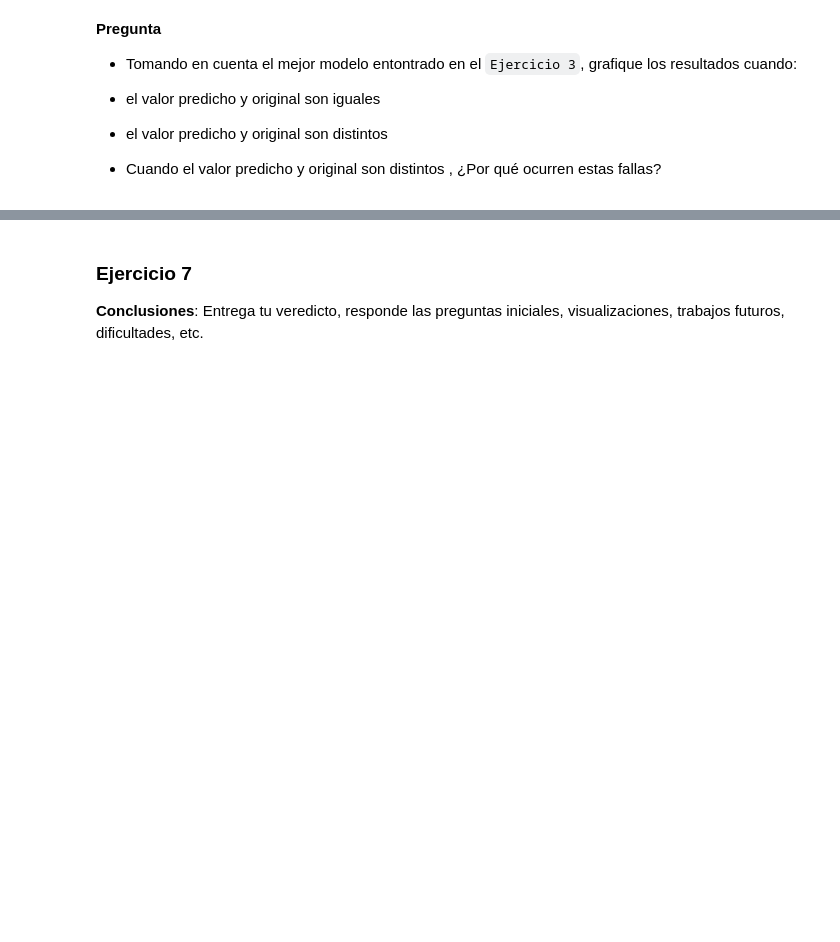
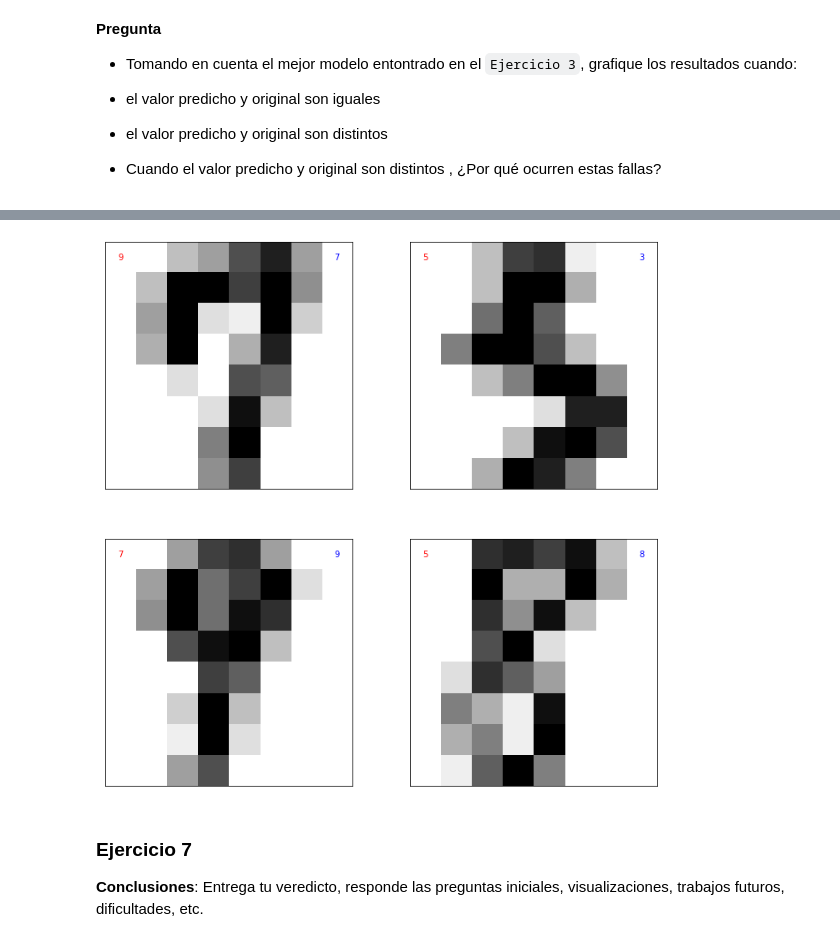
Before and after one commit to HugoMAT/mat281_portfolio-, a Jupyter notebook: Tareas/tarea_02/tarea_02.ipynb, the cells around one changed output, grey strips where cells are left out. Cells and saved outputs as stored; diff of their text form; code cells hidden in the pictures; blank space fills up the shorter version.

```diff
--- a/Tareas/tarea_02/tarea_02.ipynb
+++ b/Tareas/tarea_02/tarea_02.ipynb
@@ -712,3 +714,7 @@ def mostar_resultados(digits,model,nx=5, ny=5,label = "correctos"):
+# %%
+mostar_resultados(digits,SVC(kernel=grid.best_params_['kernel'], C=grid.best_params_['C'],decision_function_shape=grid.best_params_['decision_function_shape']),nx=2, ny=2,label = "incorrectos")
+# %% [output]
+[figure, added]
 # %% [markdown]
 ### Ejercicio 7
 **Conclusiones**: Entrega tu veredicto, responde las preguntas iniciales, visualizaciones, trabajos futuros, dificultades, etc.
```
Also changed, not shown: parts of 12 cells of this notebook.
